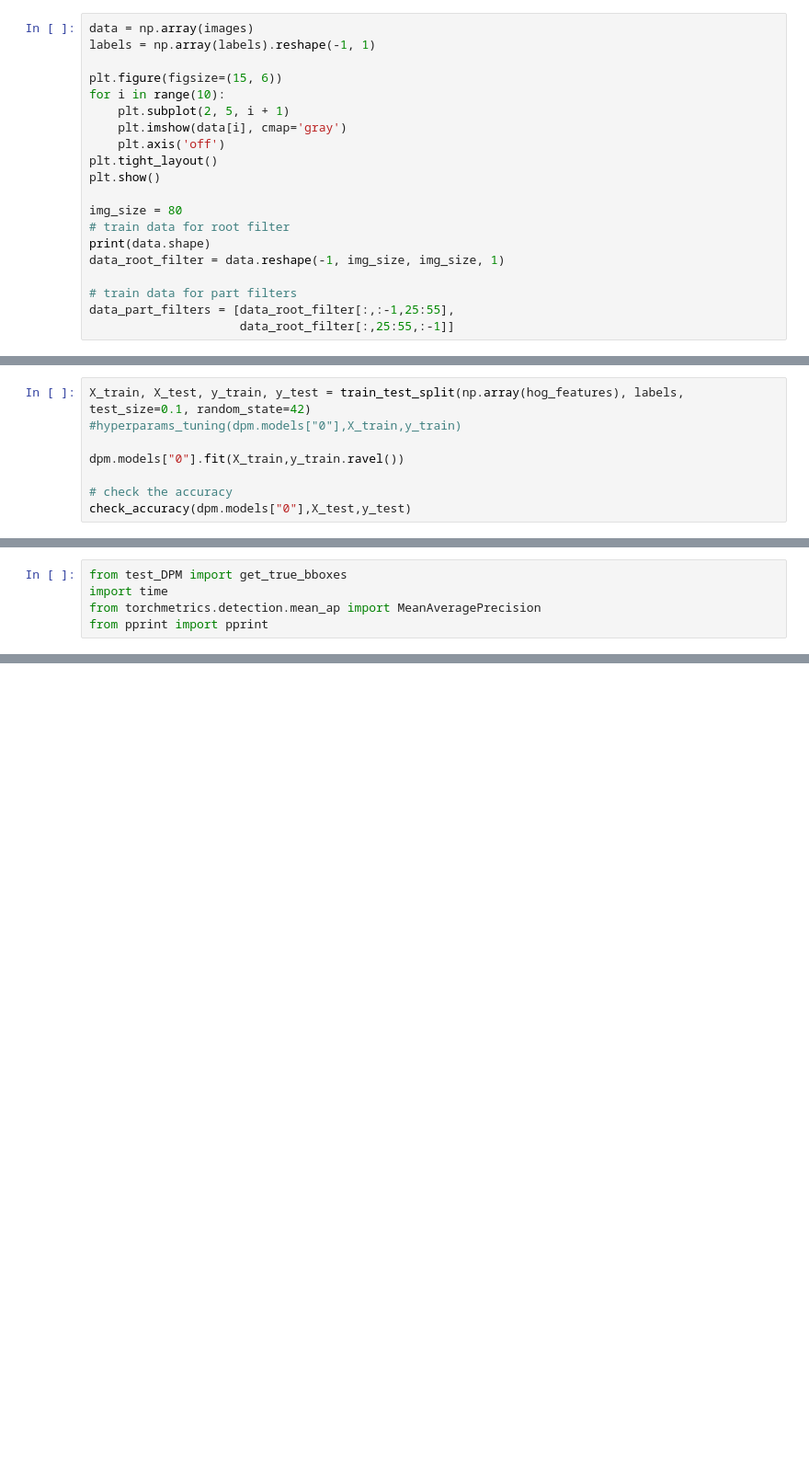
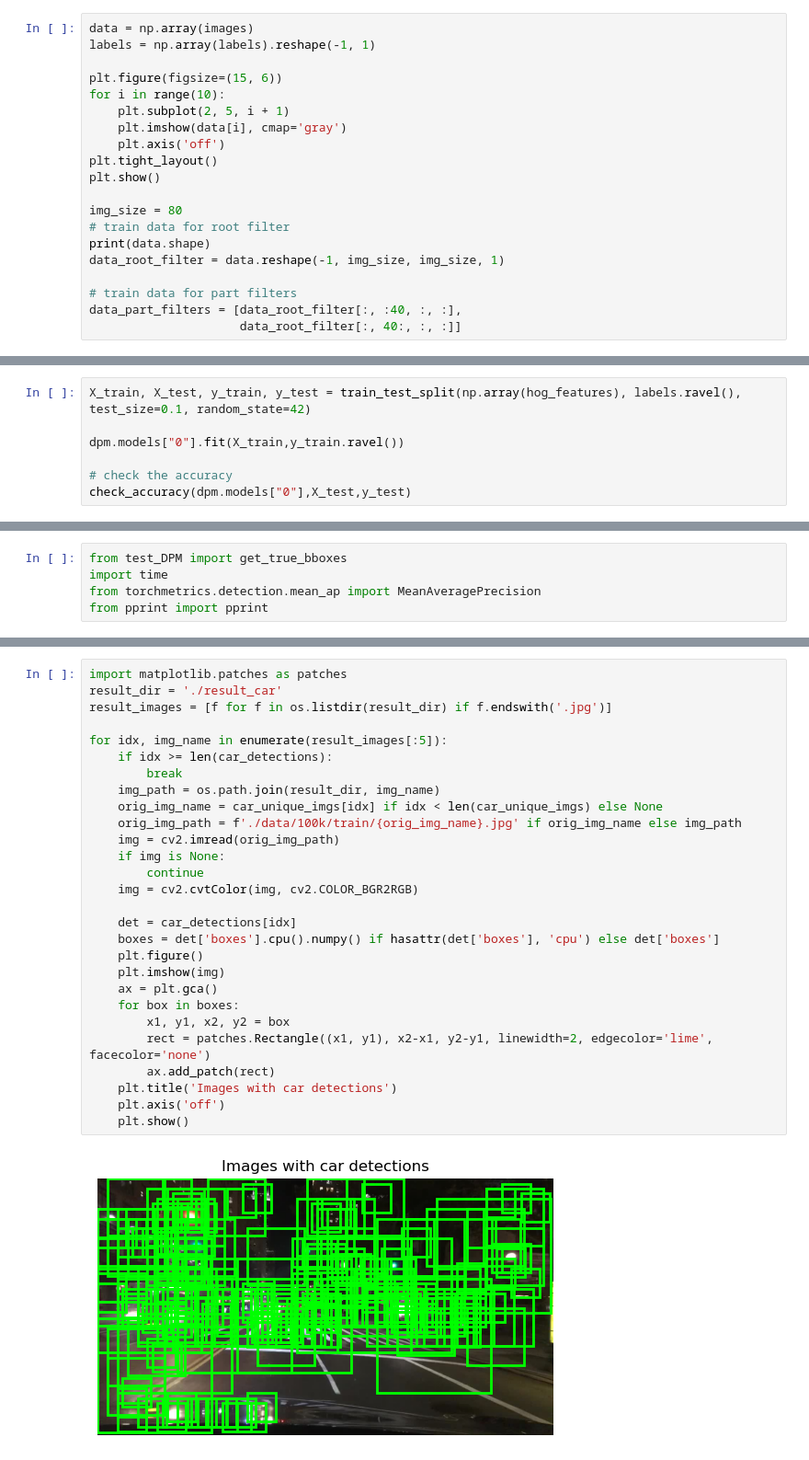
Before and after one commit to l1skasi/cv_object_detection, a Jupyter notebook: dpm_detection.ipynb, the cells around one changed output, grey strips where cells are left out. Shown at 92% size. Saved outputs shown, nothing was run; the diff lists cells and outputs as text; blank space fills up the shorter version.

```diff
--- a/dpm_detection.ipynb
+++ b/dpm_detection.ipynb
@@ -105,8 +105,8 @@ print(data.shape)
 data_root_filter = data.reshape(-1, img_size, img_size, 1)
 
 # train data for part filters
-data_part_filters = [data_root_filter[:,:-1,25:55],
-                     data_root_filter[:,25:55,:-1]]
+data_part_filters = [data_root_filter[:, :40, :, :],
+                     data_root_filter[:, 40:, :, :]]
 # %% [output]
 [figure]
 (15418, 80, 80)
@@ -135,6 +130,5 @@ from sklearn.model_selection import train_test_split
 # %%
-X_train, X_test, y_train, y_test = train_test_split(np.array(hog_features), labels, test_size=0.1, random_state=42)
-#hyperparams_tuning(dpm.models["0"],X_train,y_train)
+X_train, X_test, y_train, y_test = train_test_split(np.array(hog_features), labels.ravel(), test_size=0.1, random_state=42)
 
 dpm.models["0"].fit(X_train,y_train.ravel())
 
@@ -248,0 +239,30 @@ MeanAveragePrecision()
+# %%
+import matplotlib.patches as patches
+result_dir = './result_car'
+result_images = [f for f in os.listdir(result_dir) if f.endswith('.jpg')]
+
+for idx, img_name in enumerate(result_images[:5]):
+    if idx >= len(car_detections):
+        break
+    img_path = os.path.join(result_dir, img_name)
+    orig_img_name = car_unique_imgs[idx] if idx < len(car_unique_imgs) else None
+    orig_img_path = f'./data/100k/train/{orig_img_name}.jpg' if orig_img_name else img_path
+    img = cv2.imread(orig_img_path)
+    if img is None:
+        continue
+    img = cv2.cvtColor(img, cv2.COLOR_BGR2RGB)
+
+    det = car_detections[idx]
+    boxes = det['boxes'].cpu().numpy() if hasattr(det['boxes'], 'cpu') else det['boxes']
+    plt.figure()
+    plt.imshow(img)
+    ax = plt.gca()
+    for box in boxes:
+        x1, y1, x2, y2 = box
+        rect = patches.Rectangle((x1, y1), x2-x1, y2-y1, linewidth=2, edgecolor='lime', facecolor='none')
+        ax.add_patch(rect)
+    plt.title('Images with car detections')
+    plt.axis('off')
+    plt.show()
+# %% [output]
+[figure, added]
```
Also changed, not shown: parts of 13 cells of this notebook, 2 other files.
